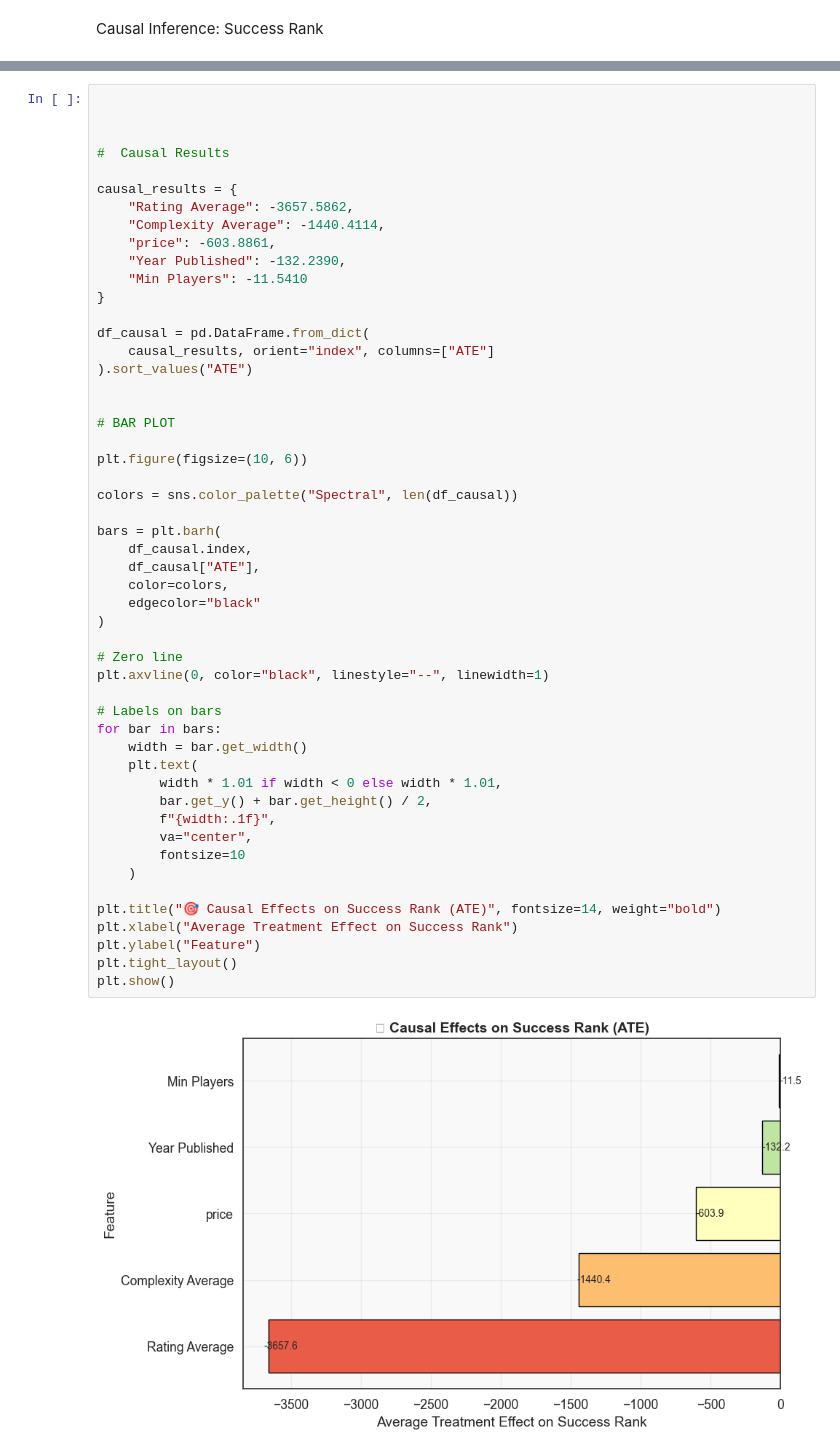
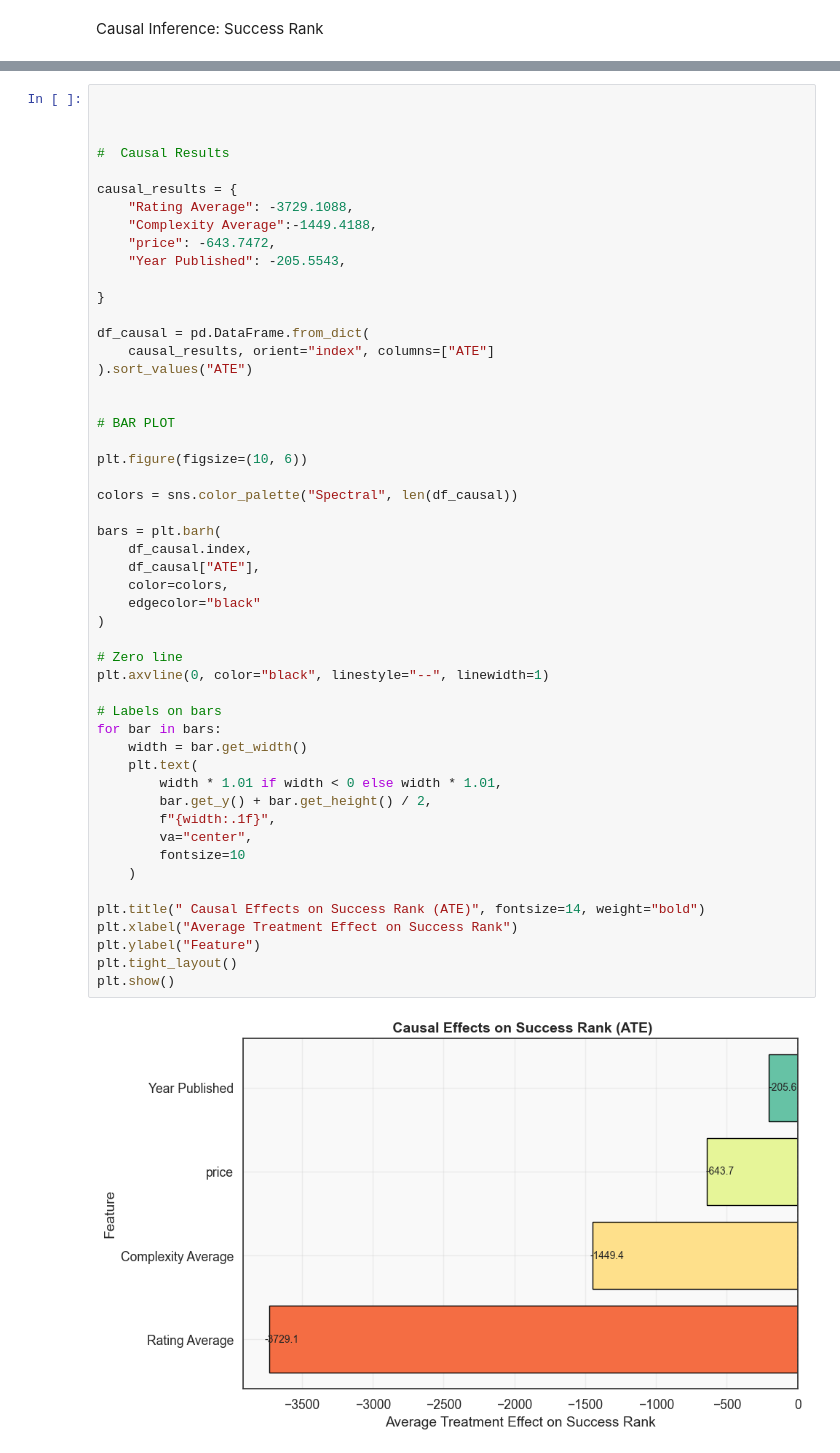
Before and after one commit to Ahmohas/BoardGames, a Jupyter notebook: Final_notebook.ipynb, the cells around one changed output, grey strips where cells are left out. Drawn from its saved outputs; the diff is of its cells as text.

```diff
--- a/Final_notebook.ipynb
+++ b/Final_notebook.ipynb
@@ -538,11 +559,11 @@ Min Players: -11.5410
 #  Causal Results
 
 causal_results = {
-    "Rating Average": -3657.5862,
-    "Complexity Average": -1440.4114,
-    "price": -603.8861,
-    "Year Published": -132.2390,
-    "Min Players": -11.5410
+    "Rating Average": -3729.1088,
+    "Complexity Average":-1449.4188,
+    "price": -643.7472,
+    "Year Published": -205.5543,
+
 }
 
 df_causal = pd.DataFrame.from_dict(
@@ -555,32 +576,32 @@ df_causal = pd.DataFrame.from_dict(
 plt.figure(figsize=(10, 6))
 
 colors = sns.color_palette("Spectral", len(df_causal))
 
 bars = plt.barh(
     df_causal.index,
     df_causal["ATE"],
     color=colors,
     edgecolor="black"
 )
 
 # Zero line
 plt.axvline(0, color="black", linestyle="--", linewidth=1)
 
 # Labels on bars
 for bar in bars:
     width = bar.get_width()
     plt.text(
         width * 1.01 if width < 0 else width * 1.01,
         bar.get_y() + bar.get_height() / 2,
         f"{width:.1f}",
         va="center",
         fontsize=10
     )
 
-plt.title("🎯 Causal Effects on Success Rank (ATE)", fontsize=14, weight="bold")
+plt.title(" Causal Effects on Success Rank (ATE)", fontsize=14, weight="bold")
 plt.xlabel("Average Treatment Effect on Success Rank")
 plt.ylabel("Feature")
 plt.tight_layout()
 plt.show()
 # %% [output]
-[figure, old version]
+[figure, new version]
```
Also changed, not shown: parts of 4 cells of this notebook.
